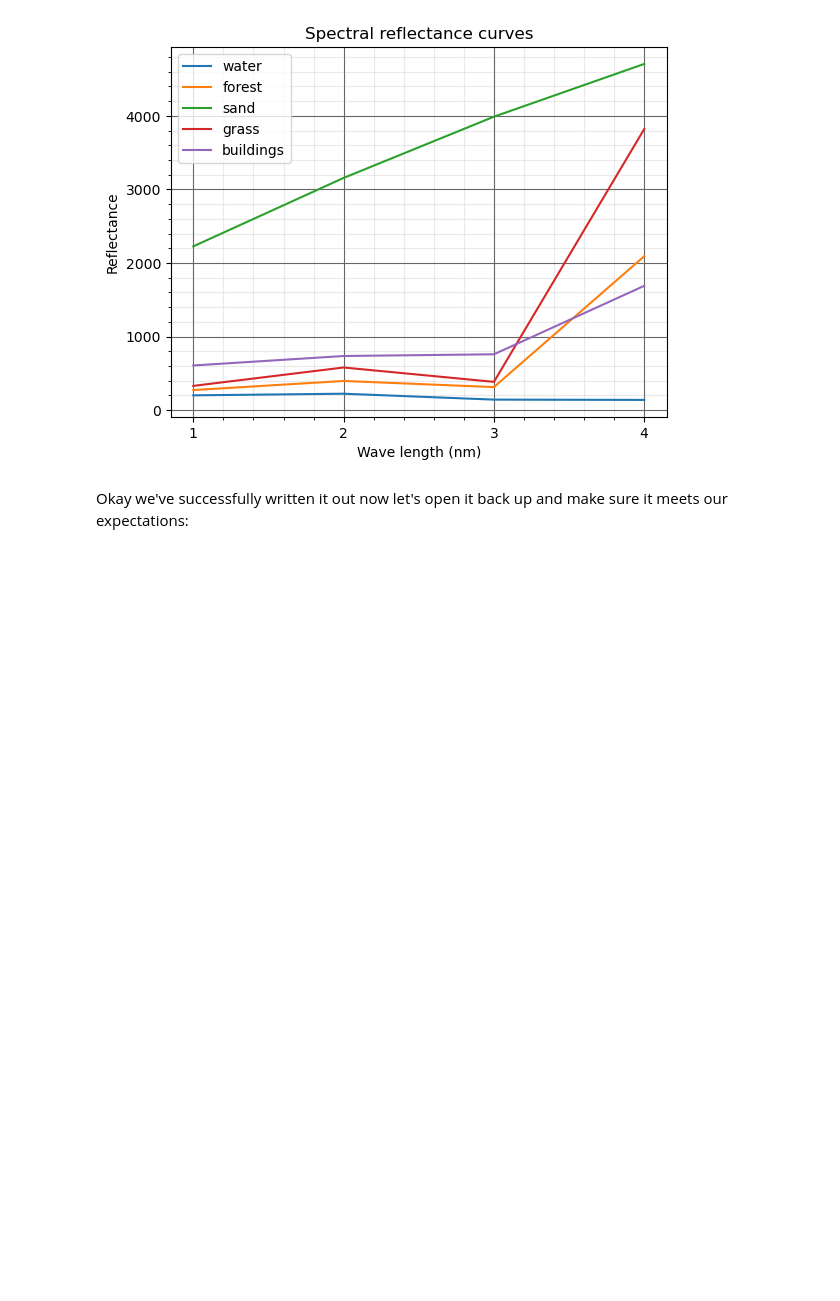
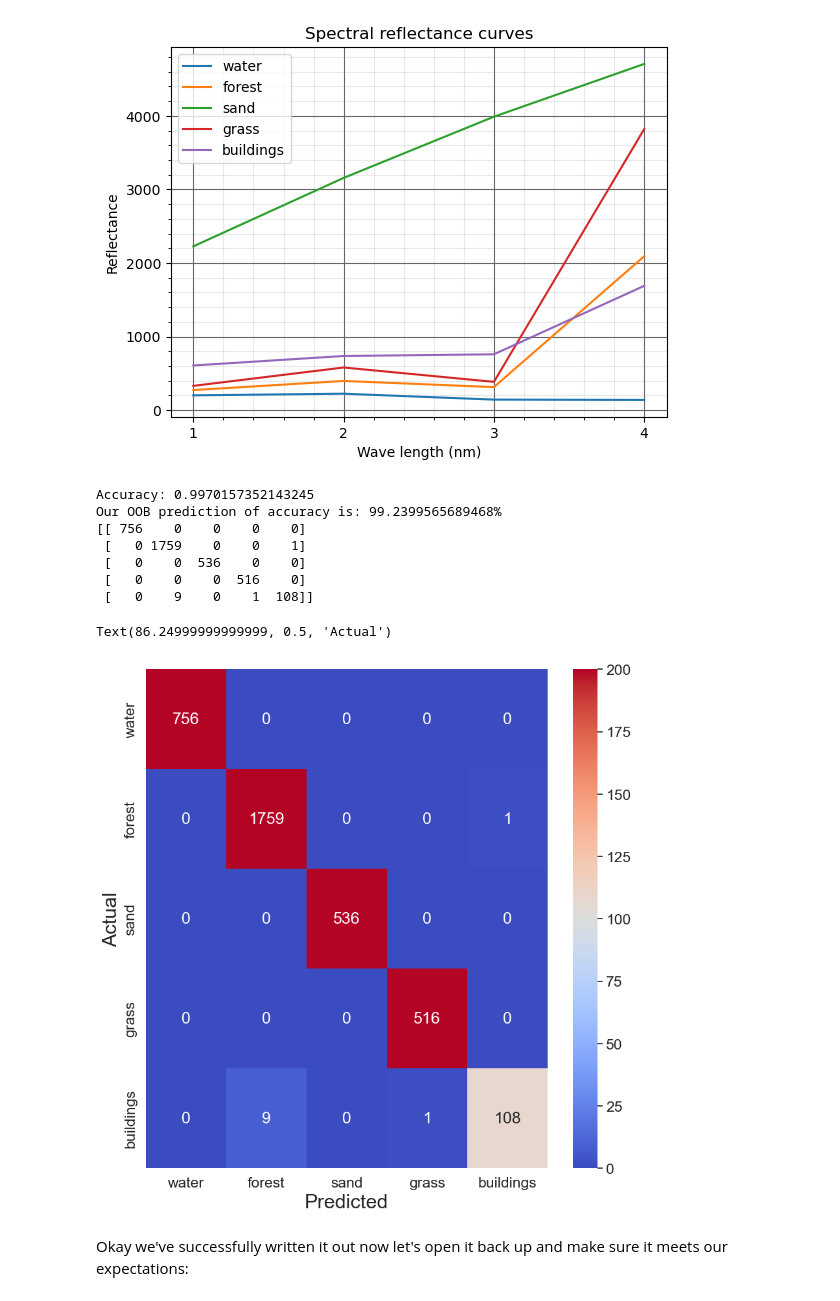
Before and after one commit to MarkTerlien/Quatro-Book-TeM, a Jupyter notebook: supervised_classification.ipynb, the cells around one changed output. Cells and saved outputs as stored; diff of their text form; code cells hidden in the pictures; blank space fills up the shorter version.

Commit message:
Tot en met heatmap

```diff
--- a/supervised_classification.ipynb
+++ b/supervised_classification.ipynb
@@ -189,6 +191,54 @@ plt.ylabel('Reflectance')
 plt.show()
 # %% [output]
 [figure]
+# %%
+import seaborn as sns
+import pandas as pd
+# Split the dataset into training and test
+X_train, X_test, y_train, y_test = train_test_split(X, y, test_size=0.8) # 70% training and 30% test
+
+# Initialize our model with 500 trees
+rf = RandomForestClassifier(n_estimators=50, oob_score=True)
+
+# Train the model using the training sets
+rf.fit(X_train,y_train)
+
+# Use the model to predict
+y_pred = rf.predict(X_test)
+
+# Model Accuracy, how often is the classifier correct?
+print("Accuracy:", metrics.accuracy_score(y_test, y_pred))
+
+# Print prediction
+print('Our OOB prediction of accuracy is: {oob}%'.format(oob=rf.oob_score_ * 100))
+
+# Confusion matrix to see how many points are correctly classified
+conf_mat = metrics.confusion_matrix(y_test, y_pred)
+print(conf_mat)
+categories = ['water','forest','sand','grass','buildings']
+conf_matrix_df = pd.DataFrame(conf_mat,columns=categories,index=categories)
+
+# Plot confusion matrix heatmap
+plt.figure(figsize=(10, 10))
+sns.set(font_scale=1.5)
+sns.heatmap(conf_matrix_df,
+            cmap='coolwarm',
+            annot=True,
+            fmt='.5g',
+            vmax=200)
+
+plt.xlabel('Predicted',fontsize=22)
+plt.ylabel('Actual',fontsize=22)
+# %% [output]
+Accuracy: 0.9970157352143245
+Our OOB prediction of accuracy is: 99.2399565689468%
+[[ 756    0    0    0    0]
+ [   0 1759    0    0    1]
+ [   0    0  536    0    0]
+ [   0    0    0  516    0]
+ [   0    9    0    1  108]]
+Text(86.24999999999999, 0.5, 'Actual')
+[figure, added]
 # %% [markdown]
 Okay we've successfully written it out now let's open it back up and make sure it meets our expectations:
 # %%
```
Also changed, not shown: parts of 1 cell of this notebook.
